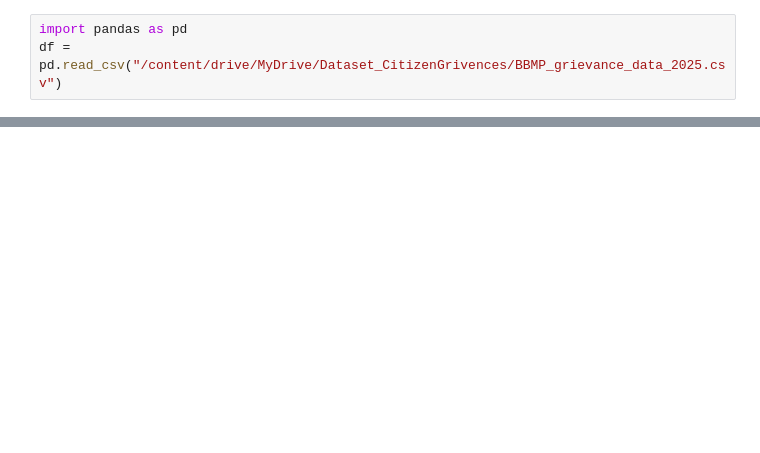
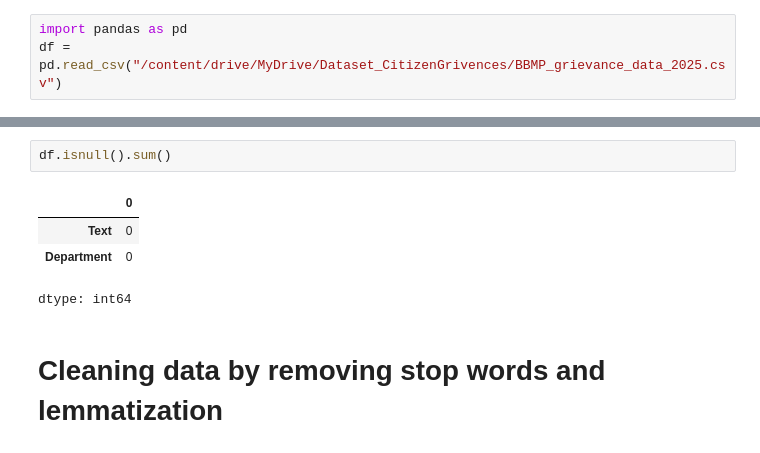
Before and after one commit to utkh-gt/grievance-nlp-system, a Jupyter notebook: notebooks/week1_eda.ipynb, the cells around one changed output, grey strips where cells are left out. Cells and saved outputs as stored; diff of their text form; blank space fills up the shorter version.

```diff
--- a/notebooks/week1_eda.ipynb
+++ b/notebooks/week1_eda.ipynb
@@ -36,0 +42,9 @@ df
+# %%
+df.isnull().sum()
+# %% [output]
+|  | 0 |
+| Text | 0 |
+| Department | 0 |
+dtype: int64
+# %% [markdown]
+# **Cleaning data by removing stop words and lemmatization**
```
Also changed, not shown: parts of 15 cells of this notebook, 3 other files.
